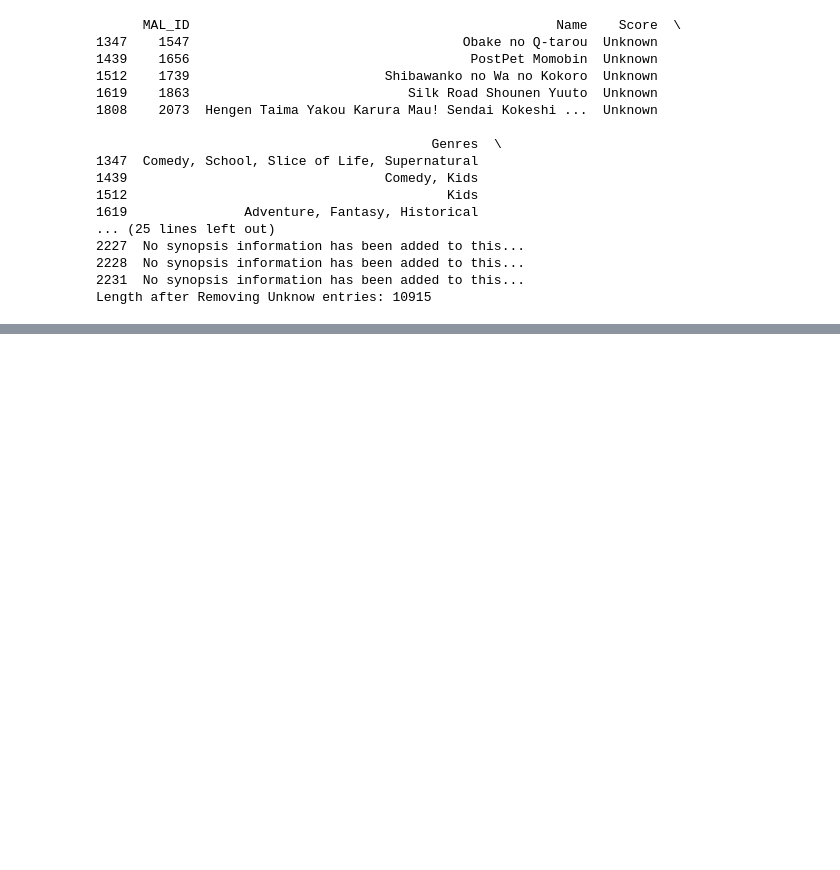
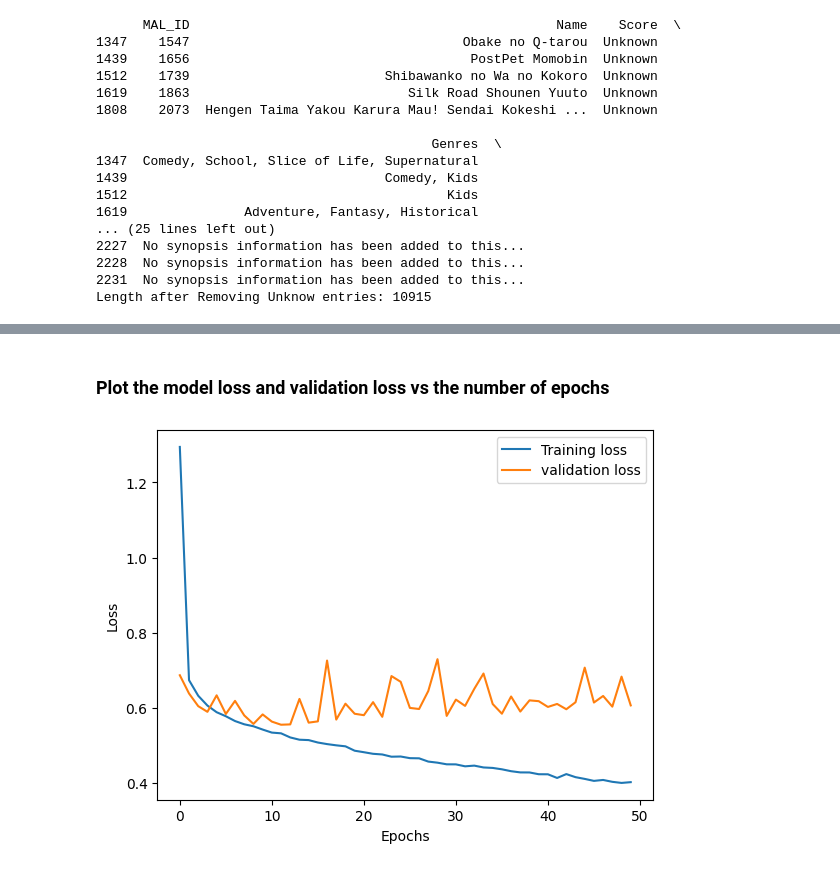
Before and after one commit to AlFarabiDHK/Anime-Recommender, a Jupyter notebook: NLP_mal.ipynb, the cells around one changed output, grey strips where cells are left out. Drawn from its saved outputs; the diff is of its cells as text; code cells hidden in the pictures; blank space fills up the shorter version.

```diff
--- a/NLP_mal.ipynb
+++ b/NLP_mal.ipynb
@@ -483,0 +262,15 @@ RuntimeError: Data adapters should be mutually exclusive for handling inputs. Fo
+# %%
+from sklearn.feature_extraction.text import CountVectorizer
+from sklearn.model_selection import train_test_split
+
+
+# Split the data into training and testing sets
+X_train, X_test, y_train, y_test = train_test_split(df['sypnopsis'], df['Score'], test_size=0.2, random_state=42)
+
+
+# Initialize the CountVectorizer
+vectorizer = CountVectorizer(max_features=1000, ngram_range=(1, 2))
+
+# Fit and transform the training data
+X_train = vectorizer.fit_transform(X_train)
+X_test = vectorizer.transform(X_test)
@@ -483,0 +370,14 @@ RuntimeError: Data adapters should be mutually exclusive for handling inputs. Fo
+# %% [markdown]
+### Plot the model loss and validation loss vs the number of epochs
+# %%
+epochs = range(1, total_epochs+1)
+loss_train = history.history['loss']
+val_loss = history.history['val_loss']
+plt.plot(loss_train, label='Training loss')
+plt.plot(val_loss, label='validation loss')
+plt.xlabel('Epochs')
+plt.ylabel('Loss')
+plt.legend()
+plt.show()
+# %% [output]
+[figure, added]
```
Also changed, not shown: parts of 35 cells of this notebook.
